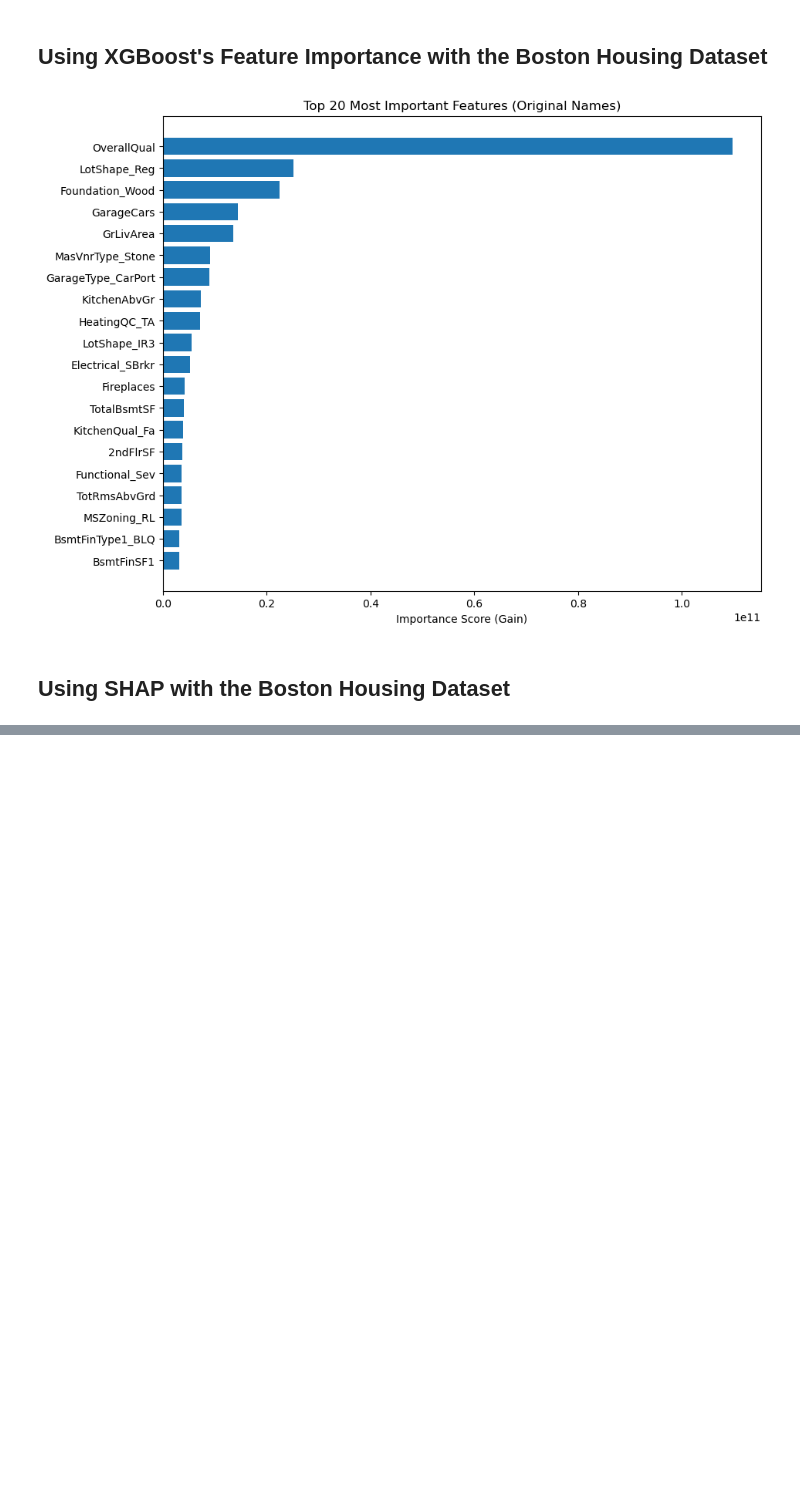
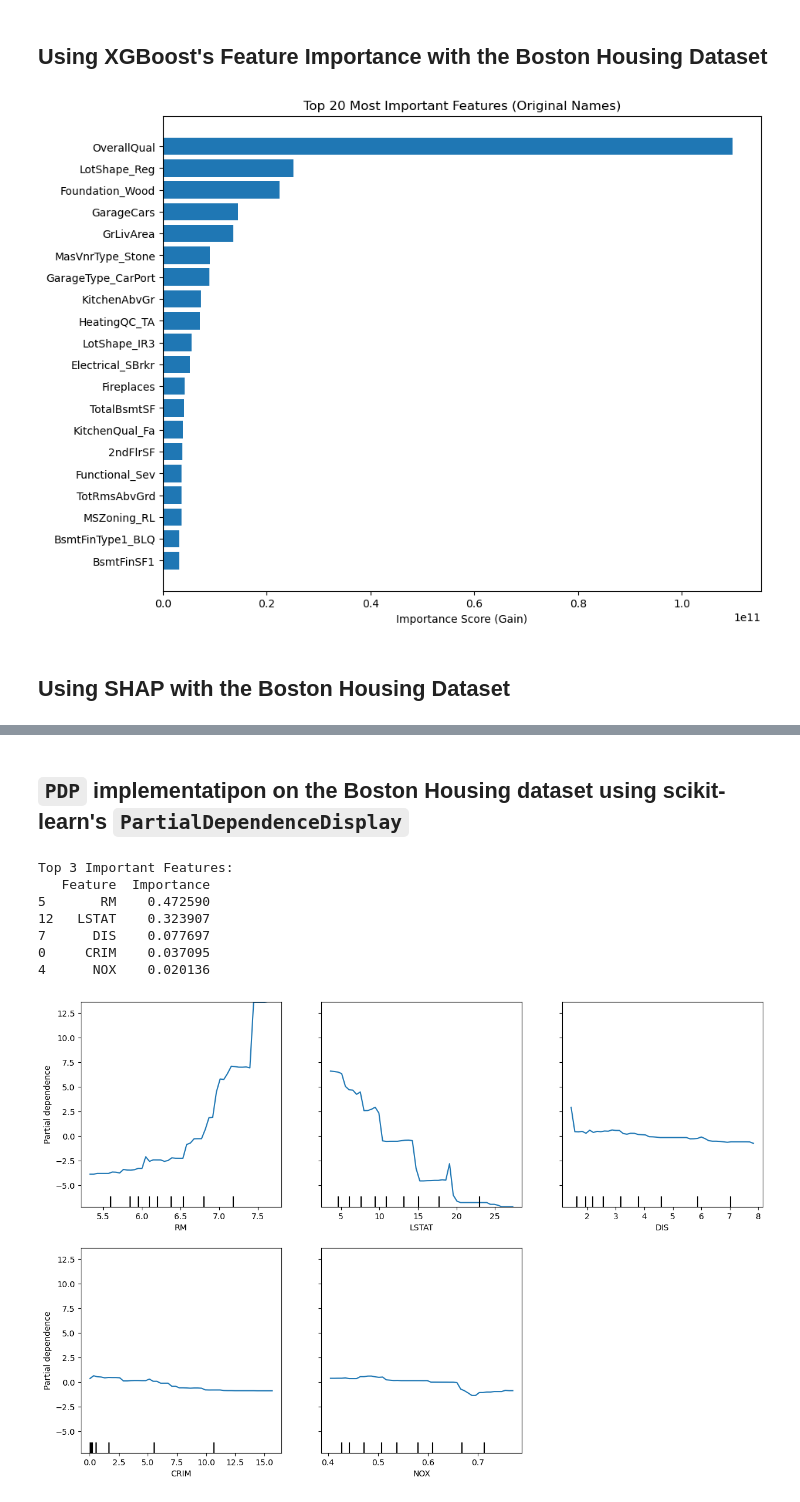
Before and after one commit to PacktPublishing/XGBoost-for-Regression-Predictive-Modeling-and-Time-Series-Analysis, a Jupyter notebook: ch10/model_interpretability.ipynb, the cells around one changed output, grey strips where cells are left out. Drawn from its saved outputs; the diff is of its cells as text; code cells hidden in the pictures; blank space fills up the shorter version.

```diff
--- a/ch10/model_interpretability.ipynb
+++ b/ch10/model_interpretability.ipynb
@@ -118,0 +150,54 @@ exp.show_in_notebook(show_table=True)
+# %% [markdown]
+## `PDP` implementatipon on the Boston Housing dataset using scikit-learn's `PartialDependenceDisplay`
+# %%
+from sklearn.ensemble import GradientBoostingRegressor
+from sklearn.datasets import load_boston
+from sklearn.model_selection import train_test_split
+from sklearn.inspection import plot_partial_dependence
+import matplotlib.pyplot as plt
+import pandas as pd
+
+# Load the Boston housing dataset
+boston = load_boston()
+X = pd.DataFrame(boston.data, columns=boston.feature_names)
+y = boston.target
+
+# Split the data into training and testing sets
+X_train, X_test, y_train, y_test = train_test_split(X, y, test_size=0.2, random_state=42)
+
+# Train the Gradient Boosting model
+gbr = GradientBoostingRegressor(n_estimators=100, learning_rate=0.1, max_depth=5, random_state=42)
+gbr.fit(X_train, y_train)
+
+# Get feature importances from the Gradient Boosting model
+importances = gbr.feature_importances_
+
+# Create a DataFrame to pair feature names with their importance scores
+feature_importances_df = pd.DataFrame({
+    'Feature': X_train.columns,
+    'Importance': importances
+})
+
+# Sort the features by importance and select the top 3
+top_features = feature_importances_df.sort_values(by='Importance', ascending=False).head(5)
+print("Top 3 Important Features:")
+print(top_features)
+
+# Get the indices of the top 5 features
+top_features_indices = [X_train.columns.get_loc(feature) for feature in top_features['Feature']]
+
+# Generate PDP plots for the top 3 features
+fig, ax = plt.subplots(figsize=(15, 10))
+plot_partial_dependence(gbr, X_train, top_features_indices, feature_names=X_train.columns, grid_resolution=50, ax=ax)
+
+# Show the plots
+plt.show()
+# %% [output]
+Top 3 Important Features:
+   Feature  Importance
+5       RM    0.472590
+12   LSTAT    0.323907
+7      DIS    0.077697
+0     CRIM    0.037095
+4      NOX    0.020136
+[figure, added]
```
Also changed, not shown: parts of 5 cells of this notebook.
